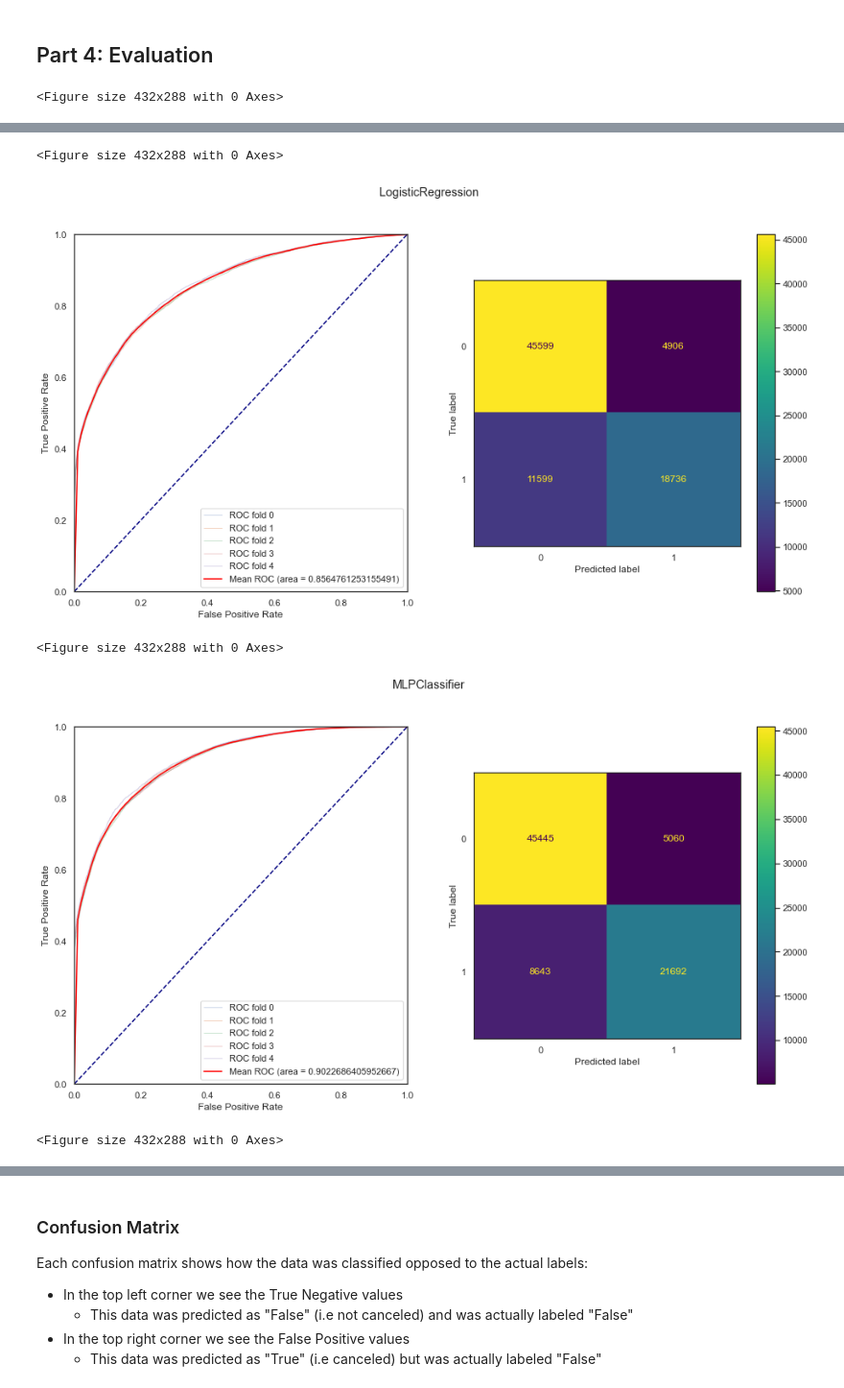
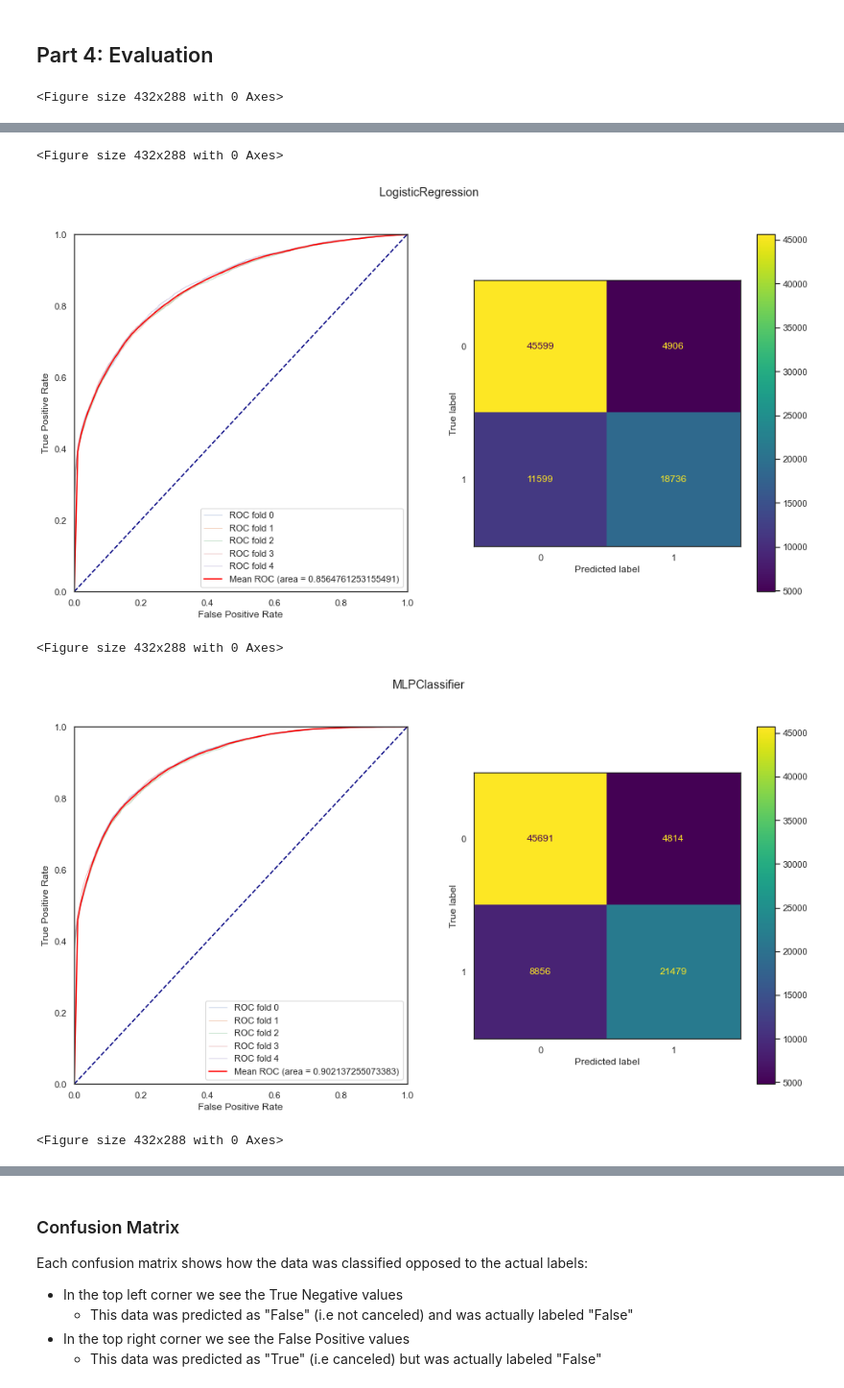
Before and after one commit to ofekinger/ML_Final_Project, a Jupyter notebook: submission.ipynb, the cells around one changed output, grey strips where cells are left out. Shown at 96% size. Cells and saved outputs as stored; diff of their text form; code cells hidden in the pictures.

```diff
--- a/submission.ipynb
+++ b/submission.ipynb
@@ -630,7 +609,6 @@ Best parameters with PCA are: {'activation': 'tanh', 'alpha': 0.05, 'hidden_laye
 # %%
-mlp_params = {'activation': 'relu', 'alpha': 0.05, 'hidden_layer_sizes': (5, 5, 5),
-              'learning_rate': 'adaptive', 'solver': 'adam'}
-mlp_params = mlp_grid.best_params_
+mlp_params = {'activation': 'tanh', 'alpha': 0.05, 'hidden_layer_sizes': (17, 17, 17),
+              'learning_rate': 'constant', 'solver': 'adam'}
 # %%
 mlp_clf = MLPClassifier(**mlp_params)
 
@@ -644,7 +621,7 @@ MLPClassifier(activation='tanh', alpha=0.05, hidden_layer_sizes=(17, 17, 17),
 Let's use GridSearchCV to determine the best values for our model: <br />
 For a Random Forest model, we can enter a larger number of features. So let's preprocess our data without using feature selection and PCA:
 # %%
-preprocessed_rf_df = X_backup.copy()
-preprocessed_rf_df = preprocess(preprocessed_rf_df, top_5_countries, imp_knn)
+preprocessed_rf_X = X_backup.copy()
+preprocessed_rf_X = preprocess(preprocessed_rf_X, top_5_countries, imp_knn)
 # %% [markdown]
 The following code block gave this result (saving the execution time): <br/>
@@ -676,14 +629,17 @@ We got the following results, from which we picked the top one to use in our pro
 # %%
-rf_params = {
-    "n_estimators": [200],
-    "criterion": ["gini", "entropy"],
-    "min_samples_split":  np.arange(2,5),
-    "max_depth": [None],
-    "max_features": ["sqrt"],
-    "bootstrap": [True],
-    "oob_score": [True]
-}
-rf_grid = GridSearchCV(RandomForestClassifier(), rf_params, scoring="roc_auc", cv=5, n_jobs=4, pre_dispatch="1*n_jobs")
-rf_grid.fit(preprocessed_rf_df, y.loc[preprocessed_rf_df.index].cancelation)
-print(f"Best parameters are: {rf_grid.best_params_}, which provide the score of {rf_grid.best_score_}")
+# rf_params = {
+#     "n_estimators": [200],
+#     "criterion": ["gini", "entropy"],
+#     "min_samples_split":  np.arange(2,5),
+#     "max_depth": [None],
+#     "max_features": ["sqrt"],
+#     "bootstrap": [True],
+#     "oob_score": [True]
+# }
+# rf_grid = GridSearchCV(RandomForestClassifier(), rf_params, scoring="roc_auc", cv=5, n_jobs=4, pre_dispatch="1*n_jobs")
+# rf_grid.fit(preprocessed_rf_X, y.loc[preprocessed_rf_X.index].cancelation)
+# print(f"Best parameters are: {rf_grid.best_params_}, which provide the score of {rf_grid.best_score_}")
+# rf_params = rf_grid.best_params_
+rf_params = {'bootstrap': True, 'criterion': 'entropy', 'max_depth': None,
+             'max_features': 'sqrt', 'min_samples_split': 3, 'n_estimators': 200, 'oob_score': True}
 # %% [output]
@@ -691,6 +647,6 @@ Best parameters are: {'bootstrap': True, 'criterion': 'entropy', 'max_depth': No
 # %%
-rf_clf = RandomForestClassifier(**rf_grid.best_params_)
+rf_clf = RandomForestClassifier(**rf_params)
 
-rf_clf.fit(preprocessed_rf_df, y.loc[preprocessed_rf_df.index].cancelation)
+rf_clf.fit(preprocessed_rf_X, y.loc[preprocessed_rf_X.index].cancelation)
 # %% [output]
 RandomForestClassifier(criterion='entropy', max_features='sqrt',
@@ -758,19 +714,19 @@ def evaluate_model(X, y, clf, n_splits=5, shuffle=False):
 # %%
 models = [
     (knn_clf, X.values, y.loc[X.index].values.ravel()),
     (lr_clf, X.values, y.loc[X.index].values.ravel()),
     (mlp_clf, X.values, y.loc[X.index].values.ravel()),
-    (rf_clf, preprocessed_rf_df.values, y.loc[preprocessed_rf_df.index].values.ravel())
+    (rf_clf, preprocessed_rf_X.values, y.loc[preprocessed_rf_X.index].values.ravel())
 ]
 for model, X_train, y_train in models:
     evaluate_model(X_train, y_train, model)
 # %% [output]
 <Figure size 432x288 with 0 Axes>
 [figure]
 <Figure size 432x288 with 0 Axes>
 [figure]
 <Figure size 432x288 with 0 Axes>
-[figure, old version]
+[figure, new version]
 <Figure size 432x288 with 0 Axes>
 [figure]
 # %% [markdown]
```
Also changed, not shown: parts of 43 cells of this notebook.
